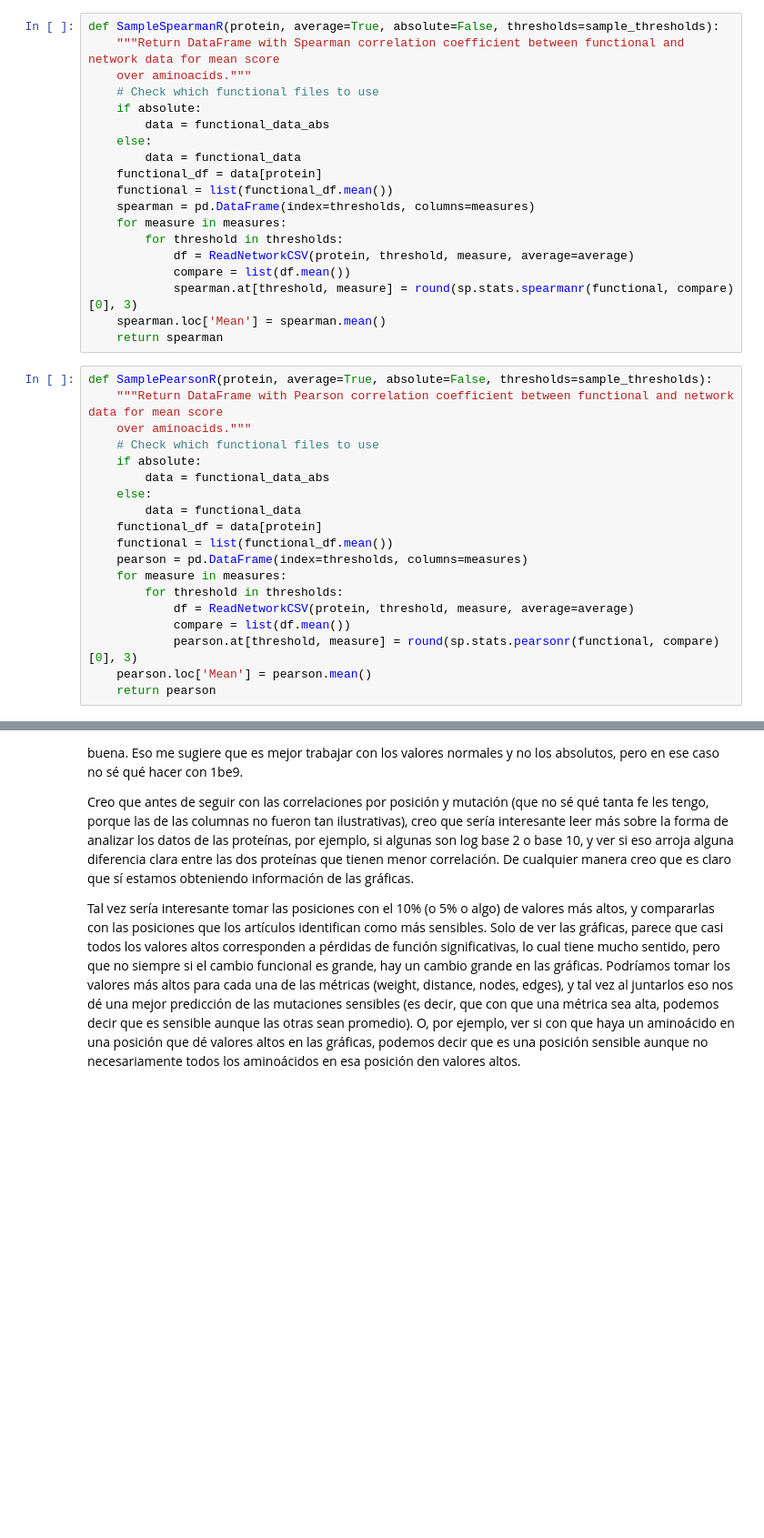
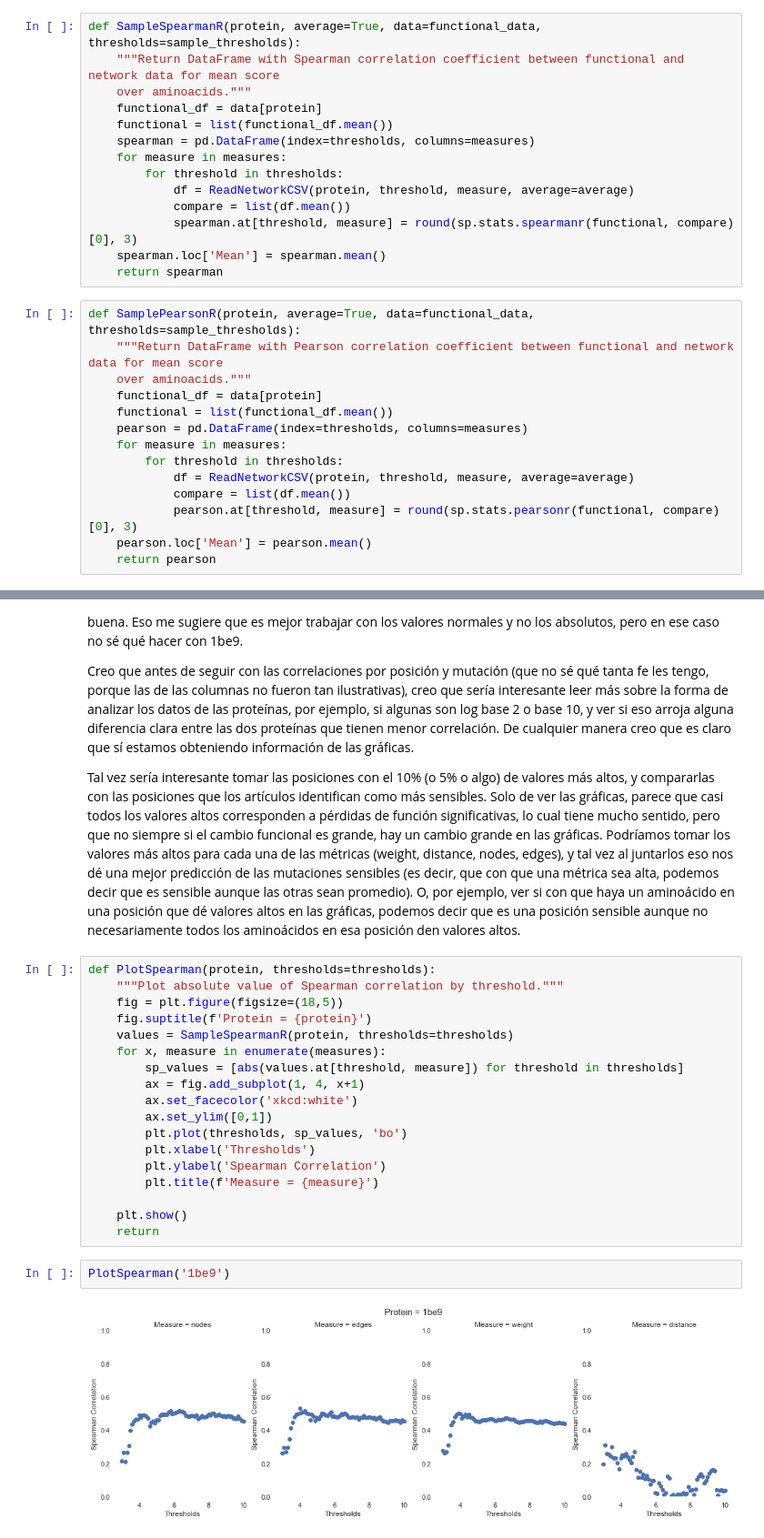
Before and after one commit to CrisSotomayor/perturbation-networks-get-data, a Jupyter notebook: data.ipynb, the cells around one changed output, grey strips where cells are left out. Shown at 91% size. Saved outputs shown, nothing was run; the diff lists cells and outputs as text; blank space fills up the shorter version.

```diff
--- a/data.ipynb
+++ b/data.ipynb
@@ -288,14 +288,9 @@ def ReadNetworkCSV(protein, threshold, measure, average=True):
     df.index = AA
     return df
 # %%
-def SampleSpearmanR(protein, average=True, absolute=False, thresholds=sample_thresholds):
+def SampleSpearmanR(protein, average=True, data=functional_data, thresholds=sample_thresholds):
     """Return DataFrame with Spearman correlation coefficient between functional and network data for mean score
     over aminoacids."""
-    # Check which functional files to use
-    if absolute:
-        data = functional_data_abs
-    else:
-        data = functional_data
     functional_df = data[protein]
     functional = list(functional_df.mean())
     spearman = pd.DataFrame(index=thresholds, columns=measures)
@@ -307,14 +302,9 @@ def SampleSpearmanR(protein, average=True, absolute=False, thresholds=sample_thr
     spearman.loc['Mean'] = spearman.mean()
     return spearman
 # %%
-def SamplePearsonR(protein, average=True, absolute=False, thresholds=sample_thresholds):
+def SamplePearsonR(protein, average=True, data=functional_data, thresholds=sample_thresholds):
     """Return DataFrame with Pearson correlation coefficient between functional and network data for mean score
     over aminoacids."""
-    # Check which functional files to use
-    if absolute:
-        data = functional_data_abs
-    else:
-        data = functional_data
     functional_df = data[protein]
     functional = list(functional_df.mean())
     pearson = pd.DataFrame(index=thresholds, columns=measures)
@@ -585,3 +567,25 @@ No estoy muy segura de qué hacer sobre los valores absolutos, en los casos dond
 Creo que antes de seguir con las correlaciones por posición y mutación (que no sé qué tanta fe les tengo, porque las de las columnas no fueron tan ilustrativas), creo que sería interesante leer más sobre la forma de analizar los datos de las proteínas, por ejemplo, si algunas son log base 2 o base 10, y ver si eso arroja alguna diferencia clara entre las dos proteínas que tienen menor correlación. De cualquier manera creo que es claro que sí estamos obteniendo información de las gráficas.
 
 Tal vez sería interesante tomar las posiciones con el 10% (o 5% o algo) de valores más altos, y compararlas con las posiciones que los artículos identifican como más sensibles. Solo de ver las gráficas, parece que casi todos los valores altos corresponden a pérdidas de función significativas, lo cual tiene mucho sentido, pero que no siempre si el cambio funcional es grande, hay un cambio grande en las gráficas. Podríamos tomar los valores más altos para cada una de las métricas (weight, distance, nodes, edges), y tal vez al juntarlos eso nos dé una mejor predicción de las mutaciones sensibles (es decir, que con que una métrica sea alta, podemos decir que es sensible aunque las otras sean promedio). O, por ejemplo, ver si con que haya un aminoácido en una posición que dé valores altos en las gráficas, podemos decir que es una posición sensible aunque no necesariamente todos los aminoácidos en esa posición den valores altos.
+# %%
+def PlotSpearman(protein, thresholds=thresholds):
+    """Plot absolute value of Spearman correlation by threshold."""
+    fig = plt.figure(figsize=(18,5))
+    fig.suptitle(f'Protein = {protein}')
+    values = SampleSpearmanR(protein, thresholds=thresholds)
+    for x, measure in enumerate(measures):
+        sp_values = [abs(values.at[threshold, measure]) for threshold in thresholds]
+        ax = fig.add_subplot(1, 4, x+1)
+        ax.set_facecolor('xkcd:white')
+        ax.set_ylim([0,1])
+        plt.plot(thresholds, sp_values, 'bo')
+        plt.xlabel('Thresholds')
+        plt.ylabel('Spearman Correlation')
+        plt.title(f'Measure = {measure}')
+
+    plt.show()
+    return
+# %%
+PlotSpearman('1be9')
+# %% [output]
+[figure, added]
```
Also changed, not shown: parts of 34 cells of this notebook.
